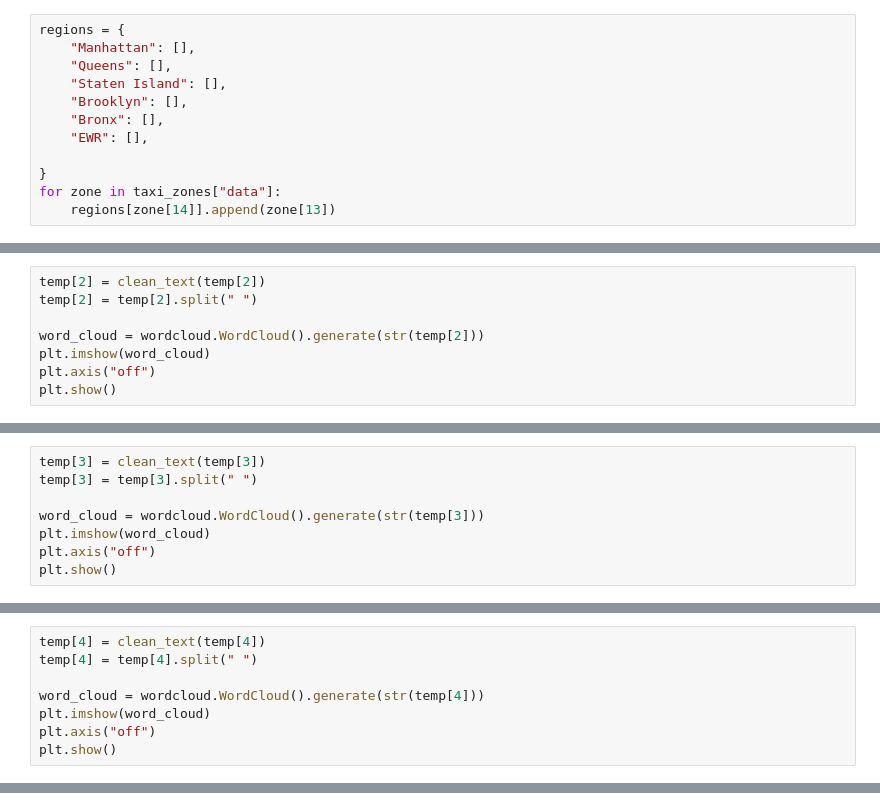
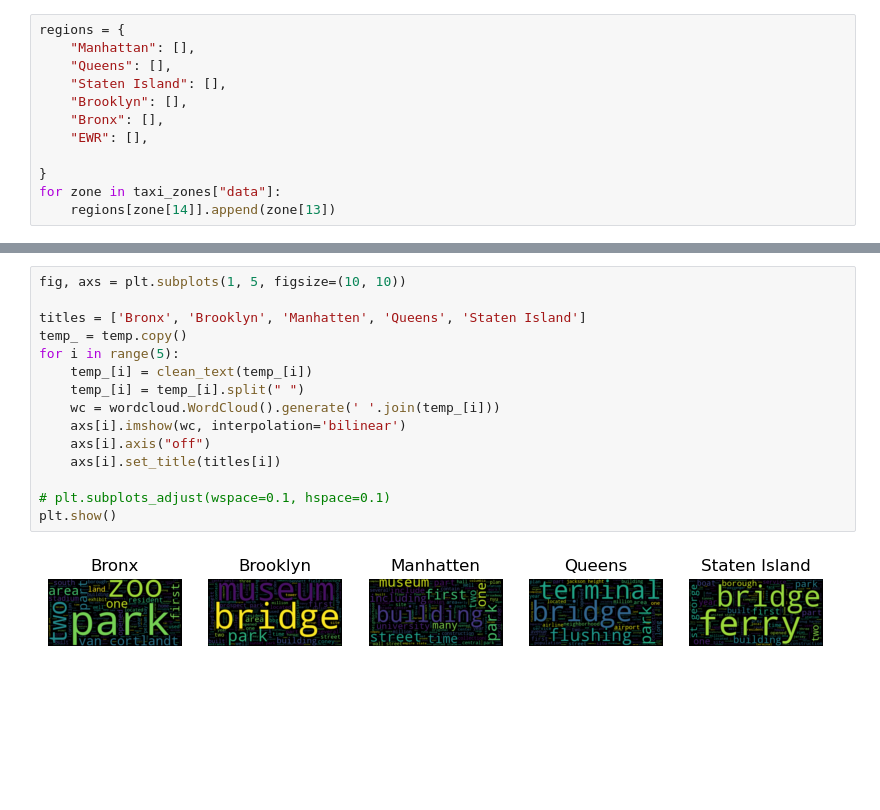
Before and after one commit to jesp9435/ComSocSci, a Jupyter notebook: Weather.ipynb, the cells around one changed output, grey strips where cells are left out. Cells and saved outputs as stored; diff of their text form; blank space fills up the shorter version.

```diff
--- a/Weather.ipynb
+++ b/Weather.ipynb
@@ -266,8 +187,0 @@ plt.show()
-# %%
-temp[2] = clean_text(temp[2])
-temp[2] = temp[2].split(" ")
-
-word_cloud = wordcloud.WordCloud().generate(str(temp[2]))
-plt.imshow(word_cloud)
-plt.axis("off")
-plt.show()
@@ -276,8 +187,0 @@ plt.show()
-# %%
-temp[3] = clean_text(temp[3])
-temp[3] = temp[3].split(" ")
-
-word_cloud = wordcloud.WordCloud().generate(str(temp[3]))
-plt.imshow(word_cloud)
-plt.axis("off")
-plt.show()
@@ -286,8 +187,0 @@ plt.show()
-# %%
-temp[4] = clean_text(temp[4])
-temp[4] = temp[4].split(" ")
-
-word_cloud = wordcloud.WordCloud().generate(str(temp[4]))
-plt.imshow(word_cloud)
-plt.axis("off")
-plt.show()
@@ -296,3 +188,20 @@ plt.show()
+# %%
+fig, axs = plt.subplots(1, 5, figsize=(10, 10))
+
+titles = ['Bronx', 'Brooklyn', 'Manhatten', 'Queens', 'Staten Island']
+temp_ = temp.copy()
+for i in range(5):
+    temp_[i] = clean_text(temp_[i])
+    temp_[i] = temp_[i].split(" ")
+    wc = wordcloud.WordCloud().generate(' '.join(temp_[i]))
+    axs[i].imshow(wc, interpolation='bilinear')
+    axs[i].axis("off")
+    axs[i].set_title(titles[i])
+
+# plt.subplots_adjust(wspace=0.1, hspace=0.1)
+plt.show()
+# %% [output]
+[figure, added]
 # %%
 for borough in temp:
     print(len(borough.split(" ")))
```
Also changed, not shown: parts of 12 cells of this notebook.
